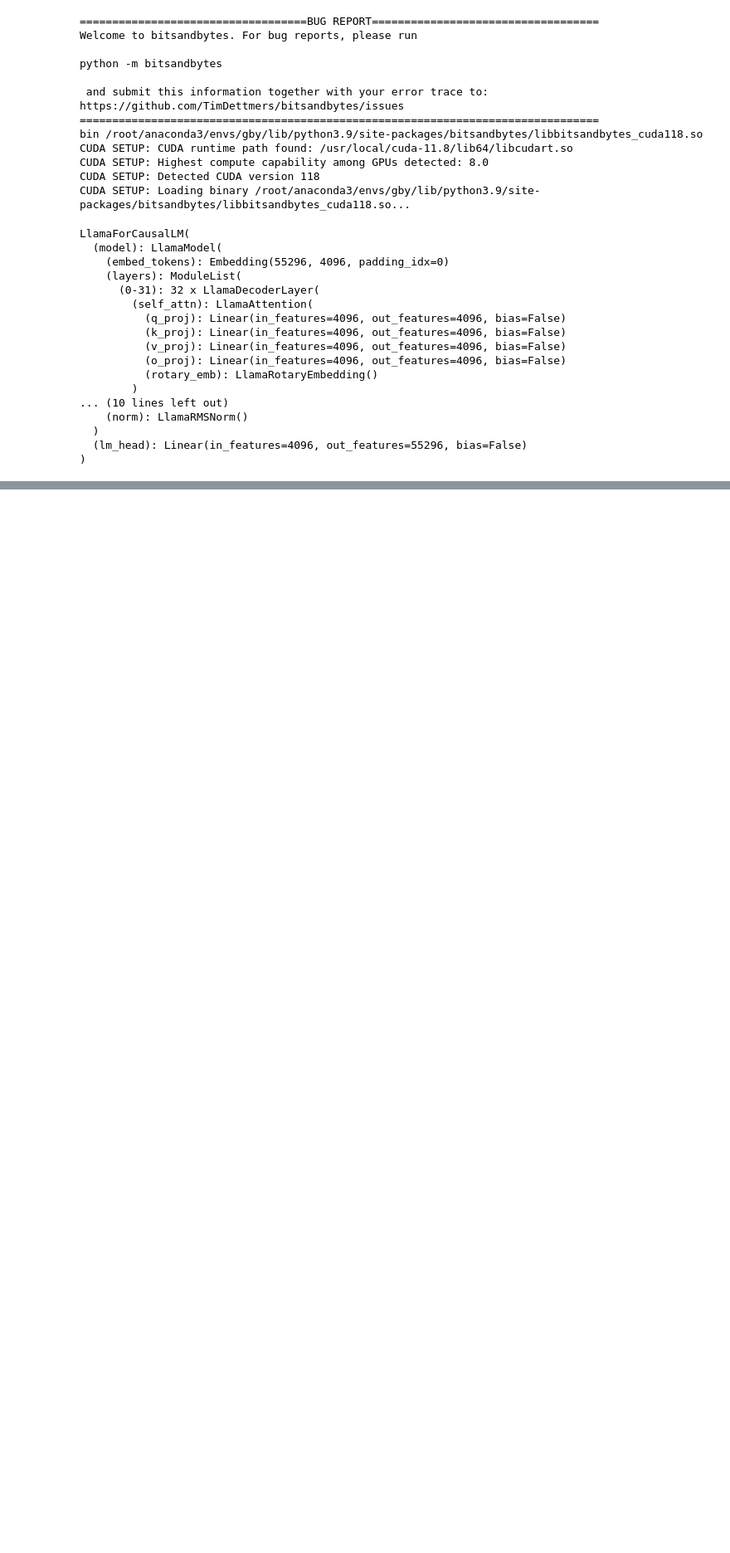
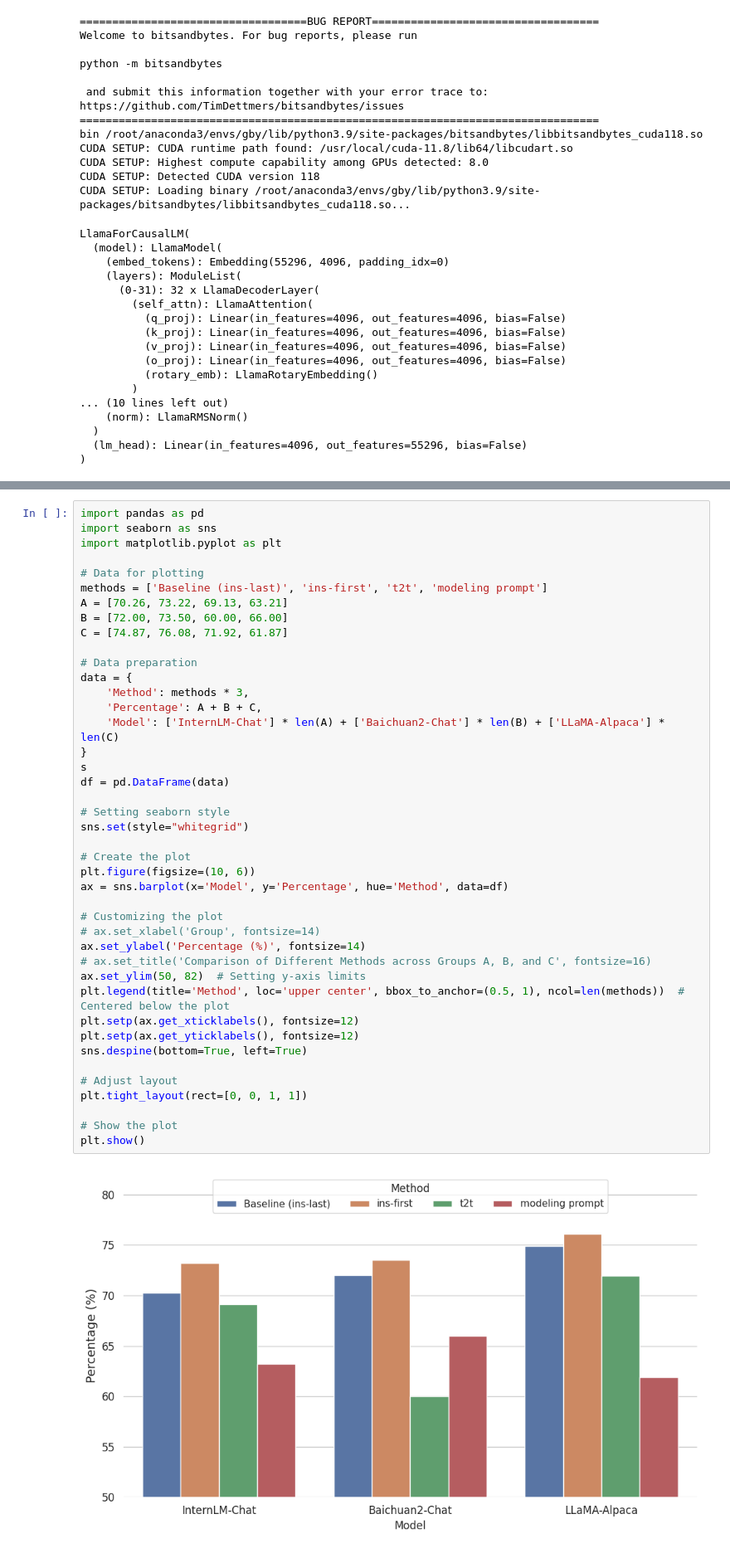
Before and after one commit to beyondguo/LLM-Tuning, a Jupyter notebook: playground.ipynb, the cells around one changed output, grey strips where cells are left out. Shown at 83% size. Cells and saved outputs as stored; diff of their text form; blank space fills up the shorter version.

```diff
--- a/playground.ipynb
+++ b/playground.ipynb
@@ -575,0 +801,44 @@ LlamaForCausalLM(
+# %%
+import pandas as pd
+import seaborn as sns
+import matplotlib.pyplot as plt
+
+# Data for plotting
+methods = ['Baseline (ins-last)', 'ins-first', 't2t', 'modeling prompt']
+A = [70.26, 73.22, 69.13, 63.21]
+B = [72.00, 73.50, 60.00, 66.00]
+C = [74.87, 76.08, 71.92, 61.87]
+
+# Data preparation
+data = {
+    'Method': methods * 3,
+    'Percentage': A + B + C,
+    'Model': ['InternLM-Chat'] * len(A) + ['Baichuan2-Chat'] * len(B) + ['LLaMA-Alpaca'] * len(C)
+}
+s
+df = pd.DataFrame(data)
+
+# Setting seaborn style
+sns.set(style="whitegrid")
+
+# Create the plot
+plt.figure(figsize=(10, 6))
+ax = sns.barplot(x='Model', y='Percentage', hue='Method', data=df)
+
+# Customizing the plot
+# ax.set_xlabel('Group', fontsize=14)
+ax.set_ylabel('Percentage (%)', fontsize=14)
+# ax.set_title('Comparison of Different Methods across Groups A, B, and C', fontsize=16)
+ax.set_ylim(50, 82)  # Setting y-axis limits
+plt.legend(title='Method', loc='upper center', bbox_to_anchor=(0.5, 1), ncol=len(methods))  # Centered below the plot
+plt.setp(ax.get_xticklabels(), fontsize=12)
+plt.setp(ax.get_yticklabels(), fontsize=12)
+sns.despine(bottom=True, left=True)
+
+# Adjust layout
+plt.tight_layout(rect=[0, 0, 1, 1])
+
+# Show the plot
+plt.show()
+# %% [output]
+[figure, added]
```
Also changed, not shown: parts of 16 cells of this notebook, 14 other files.
